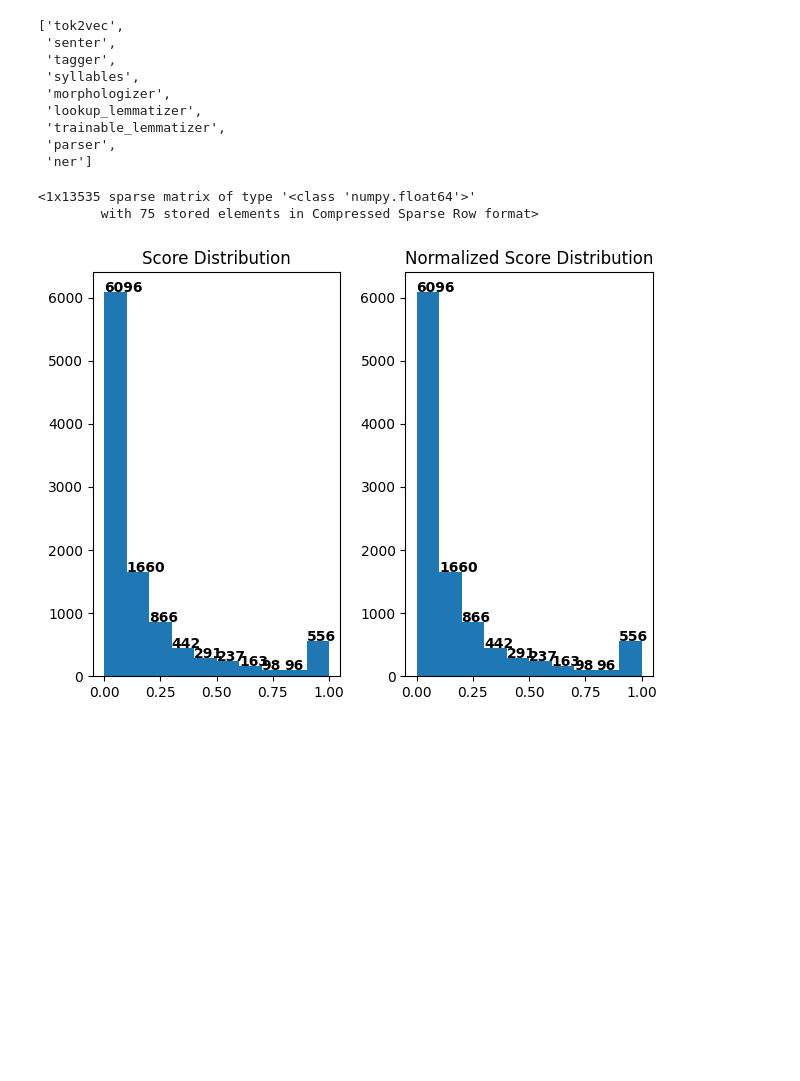
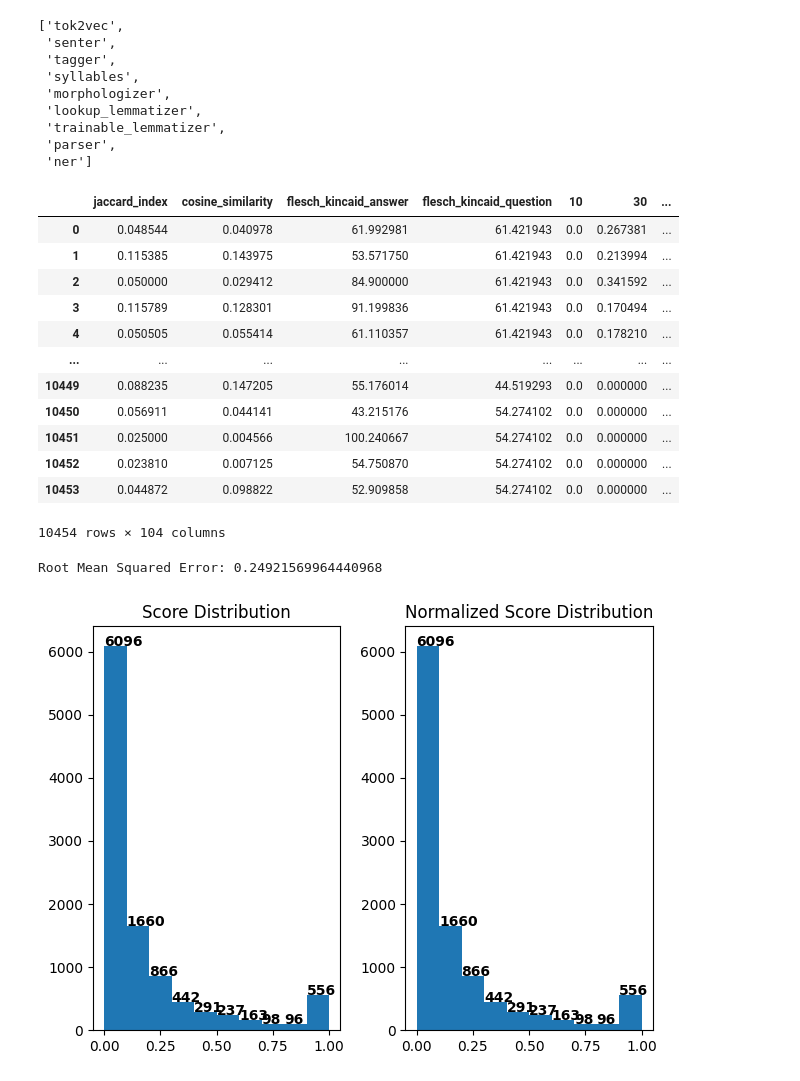
Before and after one commit to yarathealmighty/dumps, a Jupyter notebook: notebooks/askhu_ipynb.ipynb, the cells around one changed output. Cells and saved outputs as stored; diff of their text form; code cells hidden in the pictures; blank space fills up the shorter version.

```diff
--- a/notebooks/askhu_ipynb.ipynb
+++ b/notebooks/askhu_ipynb.ipynb
@@ -247,19 +269,16 @@ def remove_whitespace(text):
     return re.sub(r'\s+', '', text)
 
 def pre_vec(df):
-    questions = []
-    answers = []
-    common_words = []
+    texts = []
     for row in tqdm(df.iterrows(),desc='Preparing questions and answers for vectorization',total=len(df)):
-        question = " ".join(row[1]['tokenized_question'])
-        answer = " ".join(row[1]['tokenized_answer'])
-        common_word = " ".join(row[1]['common_words'])
-        questions.append(question)
-        answers.append(answer)
-        common_words.append(common_word)
-    df['tokenized_question'] = questions
-    df['tokenized_answer'] = answers
-    df['common_words'] = common_words
+        text = " ".join(row[1]['tokenized_question'])
+        text += "[SEP_TOKEN]"
+        text += " ".join(row[1]['tokenized_answer'])
+        text += "[SEP_TOKEN]"
+        text += " ".join(row[1]['common_words'])
+        text += "[END_TOKEN]"
+        texts.append(text)
+    df['pre_vec_text'] = texts
     return df
 # %%
 DEBUG = False
@@ -324,24 +343,33 @@ else:
   df = df.dropna(subset=['score','tokenized_question','tokenized_answer'])
   # drop empty tokenized answer rows
   df = df[~df['tokenized_answer'].apply(lambda x: x == ['NaN'])].reset_index(drop=True)
-# %%
-from sklearn.feature_extraction.text import TfidfVectorizer
-
-# Initialize vectorizer
-vectorizer = TfidfVectorizer()
-
-# Drop unnecessary columns
-X = df.drop(columns=['question', 'answer'])
-X = pre_vec(X)
-
-# Process tokenized_question and tokenized_answer
-questions_tfidf = vectorizer.fit_transform(X['tokenized_question'])
-answers_tfidf = vectorizer.fit_transform(X['tokenized_answer'])
-common_words_tfidf = vectorizer.fit_transform(X['common_words'])
-
-X['question_vector'] = [row.toarray().tolist() for row in question_tfidf]
-X['answer_vector'] = [row.toarray().tolist() for row in answer_tfidf]
-X['common_words_vector'] = [row.toarray().tolist() for row in common_words_tfidf]
-# %% [output]
-<1x13535 sparse matrix of type '<class 'numpy.float64'>'
-        with 75 stored elements in Compressed Sparse Row format>
+# %%
+vectorizer = TfidfVectorizer(max_features=100)
+
+# prepare X
+X = pre_vec(df)
+df = df.drop(columns=['pre_vec_text'])
+
+# vectorize
+texts_tfidf = vectorizer.fit_transform(X['pre_vec_text'])
+
+tfidf_df = pd.DataFrame(texts_tfidf.toarray(), columns=vectorizer.get_feature_names_out())
+
+X = pd.concat([X, tfidf_df], axis=1)
+
+X = X.drop(columns=['question','answer','tokenized_question','tokenized_answer','common_words','pre_vec_text','score'])
+X
+# %% [output]
+|  | jaccard_index | cosine_similarity | flesch_kincaid_answer | flesch_kincaid_question | 10 | 30 | ... |
+| 0 | 0.048544 | 0.040978 | 61.992981 | 61.421943 | 0.0 | 0.267381 | ... |
+| 1 | 0.115385 | 0.143975 | 53.571750 | 61.421943 | 0.0 | 0.213994 | ... |
+| 2 | 0.050000 | 0.029412 | 84.900000 | 61.421943 | 0.0 | 0.341592 | ... |
+| 3 | 0.115789 | 0.128301 | 91.199836 | 61.421943 | 0.0 | 0.170494 | ... |
+| 4 | 0.050505 | 0.055414 | 61.110357 | 61.421943 | 0.0 | 0.178210 | ... |
+| ... | ... | ... | ... | ... | ... | ... | ... |
+| 10449 | 0.088235 | 0.147205 | 55.176014 | 44.519293 | 0.0 | 0.000000 | ... |
+| 10450 | 0.056911 | 0.044141 | 43.215176 | 54.274102 | 0.0 | 0.000000 | ... |
+| 10451 | 0.025000 | 0.004566 | 100.240667 | 54.274102 | 0.0 | 0.000000 | ... |
+| 10452 | 0.023810 | 0.007125 | 54.750870 | 54.274102 | 0.0 | 0.000000 | ... |
+| 10453 | 0.044872 | 0.098822 | 52.909858 | 54.274102 | 0.0 | 0.000000 | ... |
+10454 rows × 104 columns
@@ -350,12 +384,11 @@ import xgboost as xgb
 from sklearn.model_selection import train_test_split
 from sklearn.metrics import mean_squared_error
 
-X = X.drop(columns=['score'])
 y = df.score.values
 
-X_train, X_test, y_train, y_test = train_test_split(X, y, test_size=0.2, random_state=42)
+X_train, X_test, y_train, y_test = train_test_split(X, y, test_size=TEST_SIZE, random_state=420)
 
-model = xgb.XGBRegressor(objective="reg:squarederror", n_estimators=100, learning_rate=0.1, max_depth=3, random_state=42)
+model = xgb.XGBRegressor(objective="reg:squarederror", n_estimators=ESTIMATORS, learning_rate=LEARNING_RATE, max_depth=MAX_DEPTH, random_state=69)
 model.fit(X_train, y_train)
 
 # pred
@@ -364,6 +397,8 @@ mse = mean_squared_error(y_test, y_pred)
 rmse = mse ** 0.5
 
 print("Root Mean Squared Error:", rmse)
+# %% [output]
+Root Mean Squared Error: 0.24921569964440968
 # %%
 # plot scores
 Sfig, axs = plt.subplots(1, 2, tight_layout=True)
```
Also changed, not shown: parts of 5 cells of this notebook.
